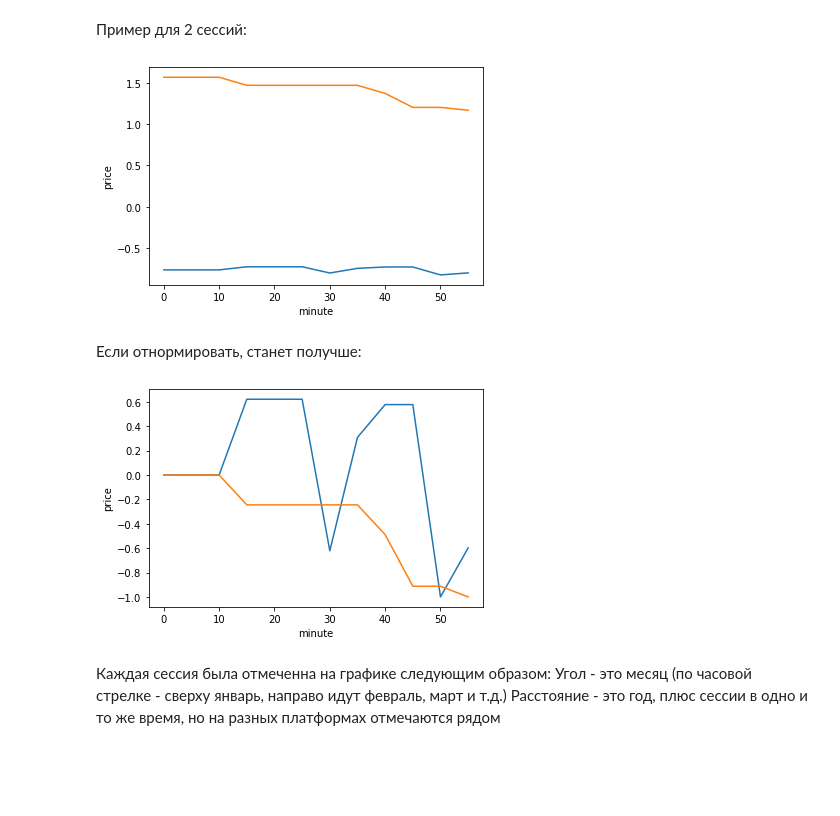
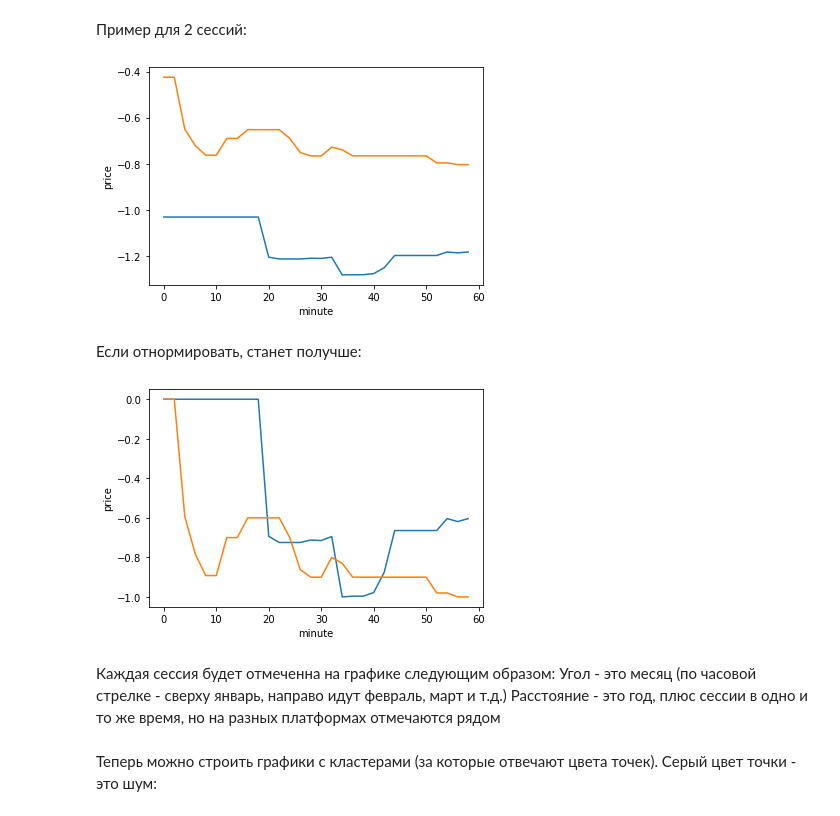
Before and after one commit to iisuslik43/gaz, a Jupyter notebook: results.ipynb, the cells around one changed output. Drawn from its saved outputs; the diff is of its cells as text; code cells hidden in the pictures; blank space fills up the shorter version.

```diff
--- a/results.ipynb
+++ b/results.ipynb
@@ -12,24 +12,26 @@ df_filtered = with_big_monthly_sessions(df)
 # %% [markdown]
 Для каждой сессии час, в который она прошла, нарезается на интервалы по 5 минут, внутри каждого интервала берётся средневзвешенное значение цены, таким образом для каждой сессии получается вектор одинаковой цены:
 # %%
-DELTA = 5
+DELTA = 2
 data = collect_sessions_data(df_filtered, minutes_delta=DELTA)
 # %% [markdown]
 Пример для 2 сессий:
 # %%
-plot_session_graphic(data, 39, minutes_delta=DELTA)
-plot_session_graphic(data, 210, minutes_delta=DELTA)
+plot_session_graphic(data, 40, minutes_delta=DELTA)
+plot_session_graphic(data, 98, minutes_delta=DELTA)
 # %% [output]
-[figure, old version]
+[figure, new version]
 # %% [markdown]
 Если отнормировать, станет получше:
 # %%
-plot_session_graphic(data, 39, normalize=True, minutes_delta=DELTA)
-plot_session_graphic(data, 210, normalize=True, minutes_delta=DELTA)
+plot_session_graphic(data, 40, normalize=True, minutes_delta=DELTA)
+plot_session_graphic(data, 98, normalize=True, minutes_delta=DELTA)
 # %% [output]
-[figure, old version]
+[figure, new version]
 # %% [markdown]
-Каждая сессия была отмеченна на графике следующим образом:
+Каждая сессия будет отмеченна на графике следующим образом:
 Угол - это месяц (по часовой стрелке - сверху январь, направо идут февраль, март и т.д.)
 Расстояние - это год, плюс сессии в одно и то же время, но на разных платформах отмечаются рядом
+# %% [markdown]
+Теперь можно строить графики с кластерами (за которые отвечают цвета точек). Серый цвет точки - это шум:
 # %%
```
Also changed, not shown: parts of 9 cells of this notebook, 1 other file.
